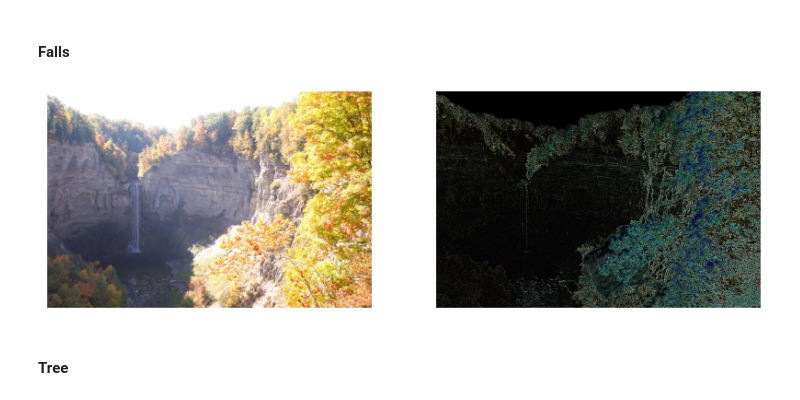
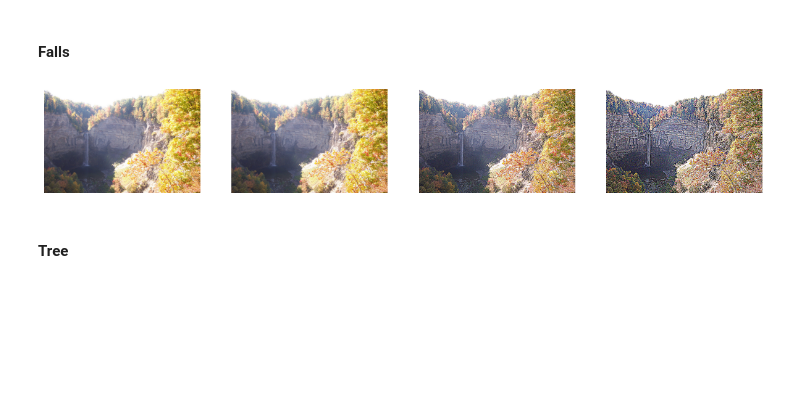
Before and after one commit to TaigoI/ComputerVision, a Jupyter notebook: List1/Item2/main.ipynb, the cells around one changed output. Cells and saved outputs as stored; diff of their text form; code cells hidden in the pictures; blank space fills up the shorter version.

```diff
--- a/List1/Item2/main.ipynb
+++ b/List1/Item2/main.ipynb
@@ -64,17 +93,22 @@ plot_compare(original,result)
 # %% [markdown]
 #### Falls
-# %%
-IMAGE = "falls"
-FILTER = np.array([[-1, -1, -1],
-                   [-1,  8, -1],
-                   [-1, -1, -1]])
-original = load_image(f"./images/{IMAGE}.ppm")
-result = convolve_filter(original, FILTER)
-save_image(f"{IMAGE}_filtered.ppm", result)
-save_image(f"{IMAGE}_filtered.jpg", result)
-
-plot_compare(original,result)
-# %% [output]
-[figure, removed]
+# %%
+IMAGE = "falls"
+
+original = load_image(f"./images/{IMAGE}.ppm")
+
+filtered_3 = convolve_filter(original, FILTER_3)
+save_image(f"{IMAGE}_filtered3.ppm", filtered_3)
+
+filtered_6 = convolve_filter(original, FILTER_6)
+save_image(f"{IMAGE}_filtered6.ppm", filtered_6)
+
+filtered_9 = convolve_filter(original, FILTER_9)
+save_image(f"{IMAGE}_filtered9.ppm", filtered_9)
+
+result = plot_compare(original, filtered_3, filtered_6, filtered_9)
+result.savefig(f"./results/{IMAGE}_compare.jpg", dpi=300, bbox_inches='tight', pad_inches=0.1)
+# %% [output]
+[figure, added]
 # %% [markdown]
 #### Tree
```
Also changed, not shown: parts of 9 cells of this notebook, 37 other files.
